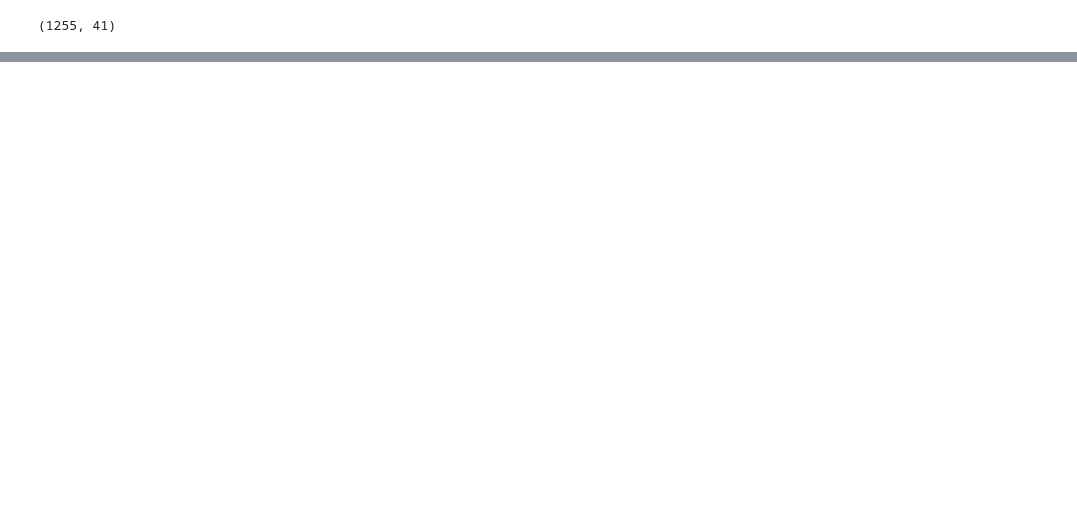
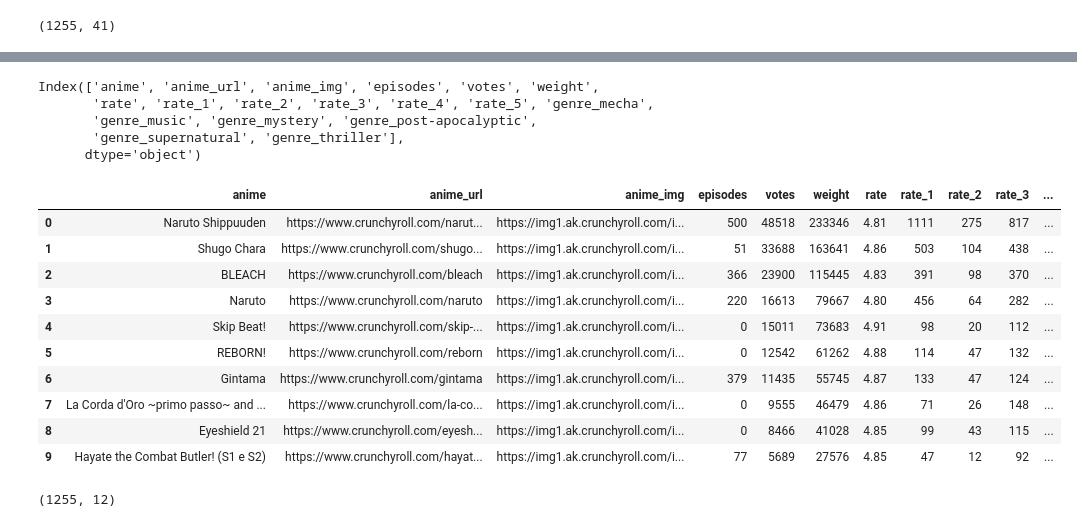
Before and after one commit to TerrenceAm22/Capstone, a Jupyter notebook: python/dataexp.ipynb, the cells around one changed output, grey strips where cells are left out. Saved outputs shown, nothing was run; the diff lists cells and outputs as text; code cells hidden in the pictures; blank space fills up the shorter version.

```diff
--- a/python/dataexp.ipynb
+++ b/python/dataexp.ipynb
@@ -65,0 +129,2 @@ RuntimeError: Java gateway process exited before sending its port number
+# %%
+df = df.drop(['genre_action', 'genre_adventure', 'genre_comedy', 'genre_drama'], axis='columns')
@@ -65,0 +147,2 @@ RuntimeError: Java gateway process exited before sending its port number
+# %%
+df = df.drop(['genre_romance', 'genre_sci-fi', 'genre_seinen', 'genre_sgdrama','genre_family', 'genre_fantasy', 'genre_food', 'genre_harem' ], axis='columns')
@@ -65,0 +169,26 @@ RuntimeError: Java gateway process exited before sending its port number
+# %%
+df = df.drop(['genre_historical', 'genre_horror', 'genre_idols', 'genre_isekai',  'genre_jdrama', 'genre_magical girls', 'genre_martial arts'], axis='columns')
+# %%
+df.columns
+# %% [output]
+Index(['anime', 'anime_url', 'anime_img', 'episodes', 'votes', 'weight',
+       'rate', 'rate_1', 'rate_2', 'rate_3', 'rate_4', 'rate_5', 'genre_mecha',
+       'genre_music', 'genre_mystery', 'genre_post-apocalyptic',
+       'genre_supernatural', 'genre_thriller'],
+      dtype='object')
+# %%
+df = df.drop(['genre_music', 'genre_mystery', 'genre_post-apocalyptic',   'genre_supernatural', 'genre_thriller'], axis='columns')
+# %%
+df.head(10)
+# %% [output]
+|  | anime | anime_url | anime_img | episodes | votes | weight | rate | rate_1 | rate_2 | rate_3 | ... |
+| 0 | Naruto Shippuuden | https://www.crunchyroll.com/narut... | https://img1.ak.crunchyroll.com/i... | 500 | 48518 | 233346 | 4.81 | 1111 | 275 | 817 | ... |
+| 1 | Shugo Chara | https://www.crunchyroll.com/shugo... | https://img1.ak.crunchyroll.com/i... | 51 | 33688 | 163641 | 4.86 | 503 | 104 | 438 | ... |
+| 2 | BLEACH | https://www.crunchyroll.com/bleach | https://img1.ak.crunchyroll.com/i... | 366 | 23900 | 115445 | 4.83 | 391 | 98 | 370 | ... |
+| 3 | Naruto | https://www.crunchyroll.com/naruto | https://img1.ak.crunchyroll.com/i... | 220 | 16613 | 79667 | 4.80 | 456 | 64 | 282 | ... |
+| 4 | Skip Beat! | https://www.crunchyroll.com/skip-... | https://img1.ak.crunchyroll.com/i... | 0 | 15011 | 73683 | 4.91 | 98 | 20 | 112 | ... |
+| 5 | REBORN! | https://www.crunchyroll.com/reborn | https://img1.ak.crunchyroll.com/i... | 0 | 12542 | 61262 | 4.88 | 114 | 47 | 132 | ... |
+| 6 | Gintama | https://www.crunchyroll.com/gintama | https://img1.ak.crunchyroll.com/i... | 379 | 11435 | 55745 | 4.87 | 133 | 47 | 124 | ... |
+| 7 | La Corda d'Oro ~primo passo~ and ... | https://www.crunchyroll.com/la-co... | https://img1.ak.crunchyroll.com/i... | 0 | 9555 | 46479 | 4.86 | 71 | 26 | 148 | ... |
+| 8 | Eyeshield 21 | https://www.crunchyroll.com/eyesh... | https://img1.ak.crunchyroll.com/i... | 0 | 8466 | 41028 | 4.85 | 99 | 43 | 115 | ... |
+| 9 | Hayate the Combat Butler! (S1 e S2) | https://www.crunchyroll.com/hayat... | https://img1.ak.crunchyroll.com/i... | 77 | 5689 | 27576 | 4.85 | 47 | 12 | 92 | ... |
@@ -65,0 +197,4 @@ RuntimeError: Java gateway process exited before sending its port number
+# %%
+df.shape
+# %% [output]
+(1255, 12)
```
Also changed, not shown: parts of 15 cells of this notebook, 1 other file.
